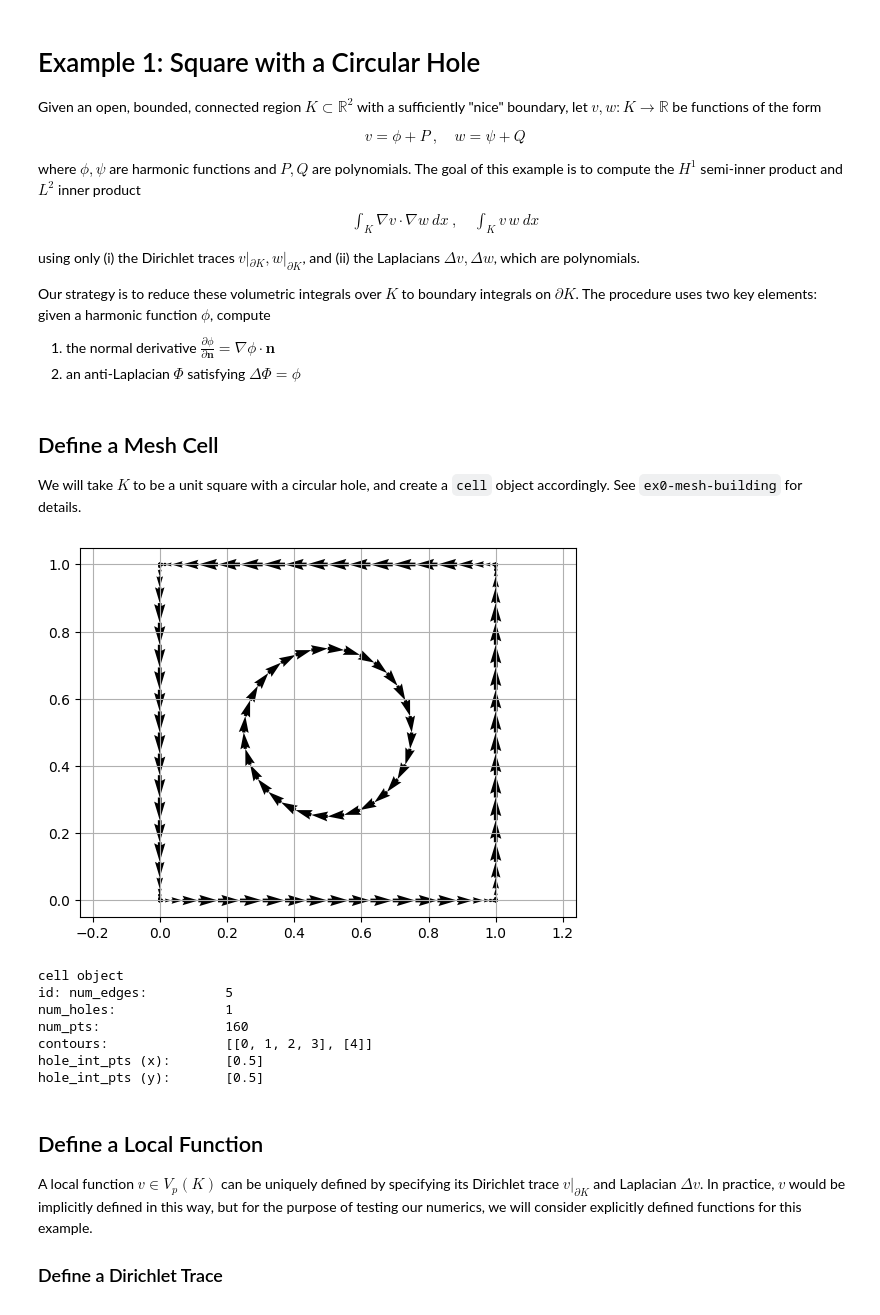
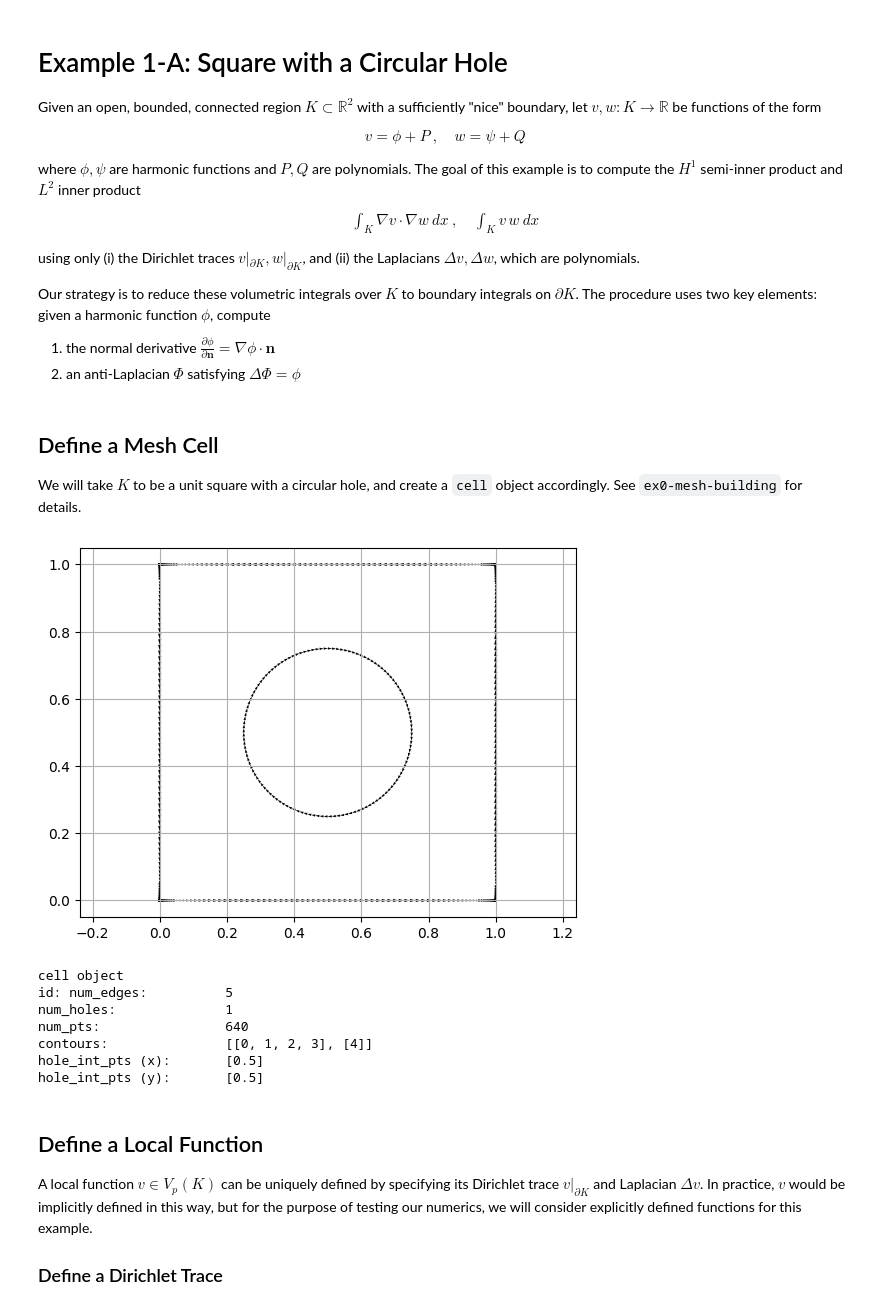
Before and after one commit to samreynoldsmath/PuncturedFEM, a Jupyter notebook: ex1a-square-hole.ipynb, the cells around one changed output. Drawn from its saved outputs; the diff is of its cells as text; code cells hidden in the pictures.

```diff
--- a/ex1a-square-hole.ipynb
+++ b/ex1a-square-hole.ipynb
@@ -1,5 +1,5 @@
 # %% [markdown]
-# Example 1: Square with a Circular Hole
+# Example 1-A: Square with a Circular Hole
 
 Given an open, bounded, connected region $K \subset \mathbb{R}^2$
 with a sufficiently "nice" boundary, let $v,w : K \to \mathbb{R}$
@@ -38,7 +38,7 @@ import puncturedfem as pf
 import numpy as np
 
 # define quadrature schemes
-n = 16
+n = 64
 q_trap = pf.quad.quad.quad(qtype='trap', n=n)
 q_kress = pf.quad.quad.quad(qtype='kress', n=n)
 
@@ -52,38 +52,38 @@ edge_list.append(e)
 
 # right: (1,0) to (1,1)
 e = pf.mesh.edge.edge(etype='line', q=q_kress)
 e.join_points([1,0], [1,1])
 edge_list.append(e)
 
 # top: (1,1) to (0,1)
 e = pf.mesh.edge.edge(etype='line', q=q_kress)
 e.join_points([1,1], [0,1])
 edge_list.append(e)
 
 # left: (0,1) to (0,0)
 e = pf.mesh.edge.edge(etype='line', q=q_kress)
 e.join_points([0,1], [0,0])
 edge_list.append(e)
 
 # inner circular boundary
 e = pf.mesh.edge.edge(etype='circle', q=q_trap)
 e.reverse_orientation()
 e.dialate(0.25)
 e.translate([0.5, 0.5])
 edge_list.append(e)
 
 # check orientation
 pf.plot.edges.edges(edge_list, orientation=True)
 
 # define mesh cell
 K = pf.mesh.cell.cell(edge_list=edge_list)
 print(K)
 # %% [output]
-[figure, old version]
+[figure, new version]
 cell object
 id: num_edges:          5
 num_holes:              1
-num_pts:                160
+num_pts:                640
 contours:               [[0, 1, 2, 3], [4]]
 hole_int_pts (x):       [0.5]
 hole_int_pts (y):       [0.5]
```
Also changed, not shown: parts of 24 cells of this notebook, 10 other files.
